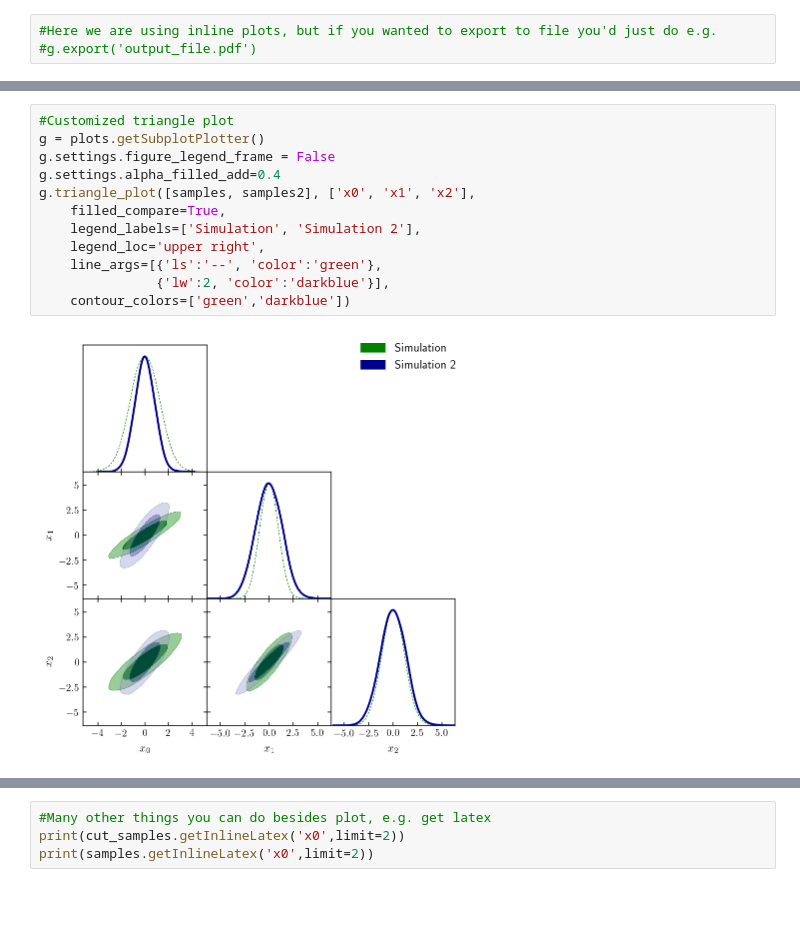
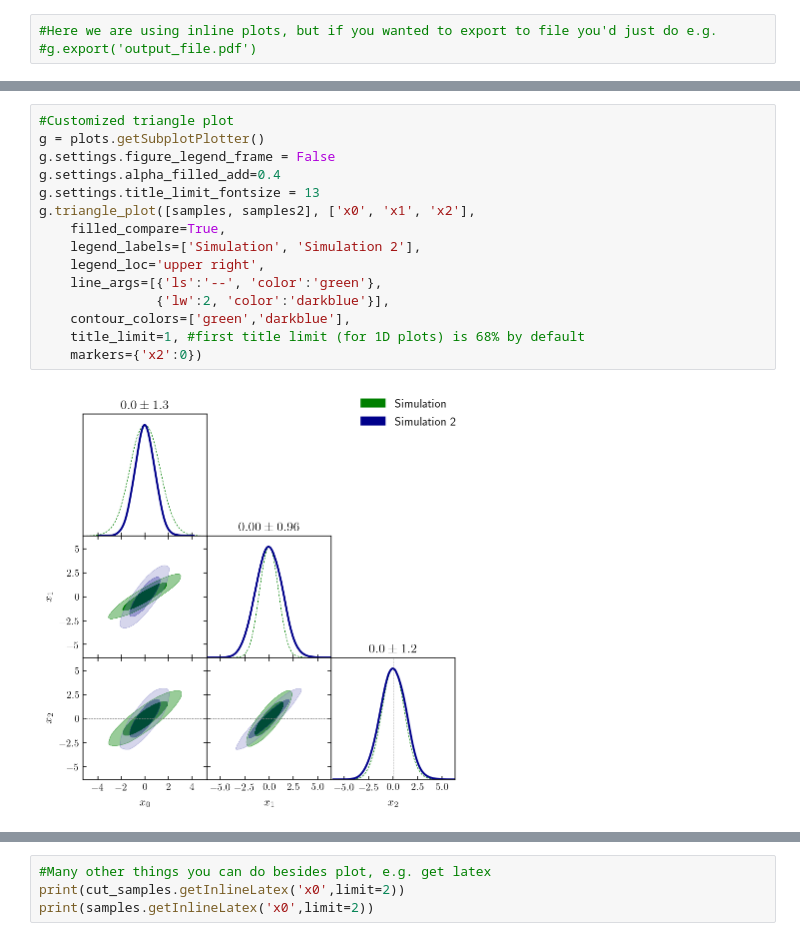
Before and after one commit to cmbant/getdist, a Jupyter notebook: docs/plot_gallery.ipynb, the cells around one changed output, grey strips where cells are left out. Drawn from its saved outputs; the diff is of its cells as text; blank space fills up the shorter version.

Commit message:
fix for title_limit > 1

```diff
--- a/docs/plot_gallery.ipynb
+++ b/docs/plot_gallery.ipynb
@@ -131,17 +131,20 @@ g.plots_2d(samples, param_pairs=[['x0', 'x1'], ['x2', 'x3']],
 # %%
 #Customized triangle plot
 g = plots.getSubplotPlotter()
 g.settings.figure_legend_frame = False
 g.settings.alpha_filled_add=0.4
+g.settings.title_limit_fontsize = 13
 g.triangle_plot([samples, samples2], ['x0', 'x1', 'x2'],
     filled_compare=True,
     legend_labels=['Simulation', 'Simulation 2'],
     legend_loc='upper right',
     line_args=[{'ls':'--', 'color':'green'},
                {'lw':2, 'color':'darkblue'}],
-    contour_colors=['green','darkblue'])
+    contour_colors=['green','darkblue'],
+    title_limit=1, #first title limit (for 1D plots) is 68% by default
+    markers={'x2':0})
 # %% [output]
-[figure, old version]
+[figure, new version]
 # %%
 #3D (scatter) triangle plot
 g = plots.getSubplotPlotter(width_inch=6)
```
Also changed, not shown: parts of 23 cells of this notebook, 3 other files.
